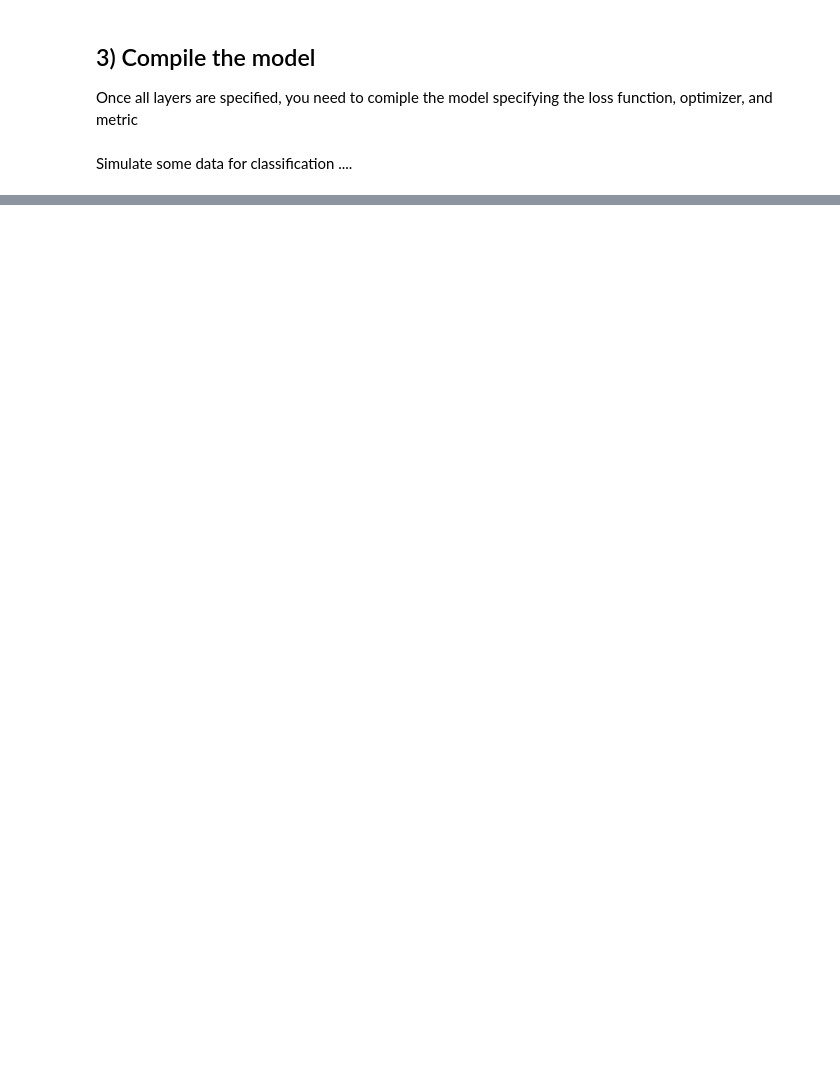
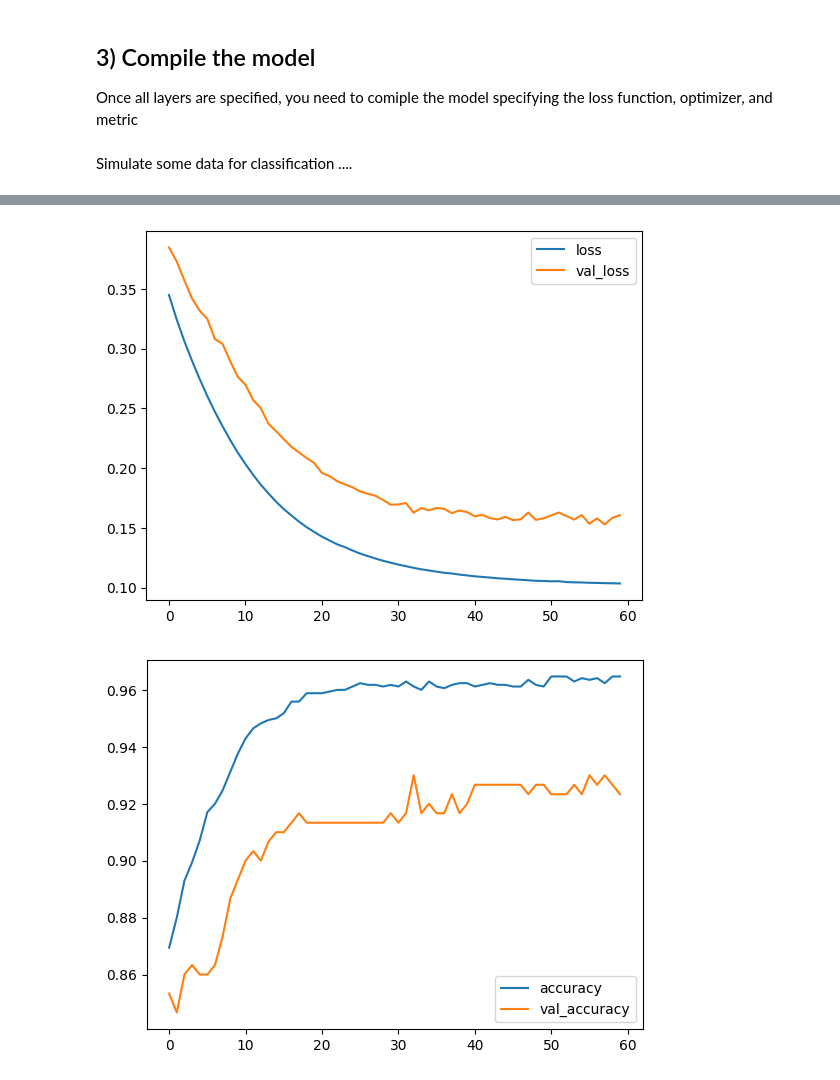
Before and after one commit to zhouyr888/Machine-Learning-EBA3530, a Jupyter notebook: Lecture_8/neuralnets.ipynb, the cells around one changed output, grey strips where cells are left out. Drawn from its saved outputs; the diff is of its cells as text; code cells hidden in the pictures; blank space fills up the shorter version.

```diff
--- a/Lecture_8/neuralnets.ipynb
+++ b/Lecture_8/neuralnets.ipynb
@@ -186,0 +187,16 @@ plt.show()
+# %%
+# defining
+neuralnet2 = Sequential([
+                        hidden_layer1,
+                        output_layer
+                        ])
+# compiling
+neuralnet2.compile(loss='binary_crossentropy',
+                  optimizer='adam',
+                  metrics=['accuracy']
+                )
+# fitting
+history = neuralnet2.fit(X,y,
+                        validation_split=0.15,
+                        verbose=False,
+                        epochs=60)
@@ -186,0 +220,8 @@ plt.show()
+# %%
+history_df = pd.DataFrame(history.history)
+history_df.loc[:, ['loss','val_loss']].plot()
+history_df.loc[:, ['accuracy','val_accuracy']].plot()
+plt.show()
+# %% [output]
+[figure, added]
+[figure, added]
```
Also changed, not shown: parts of 16 cells of this notebook.
